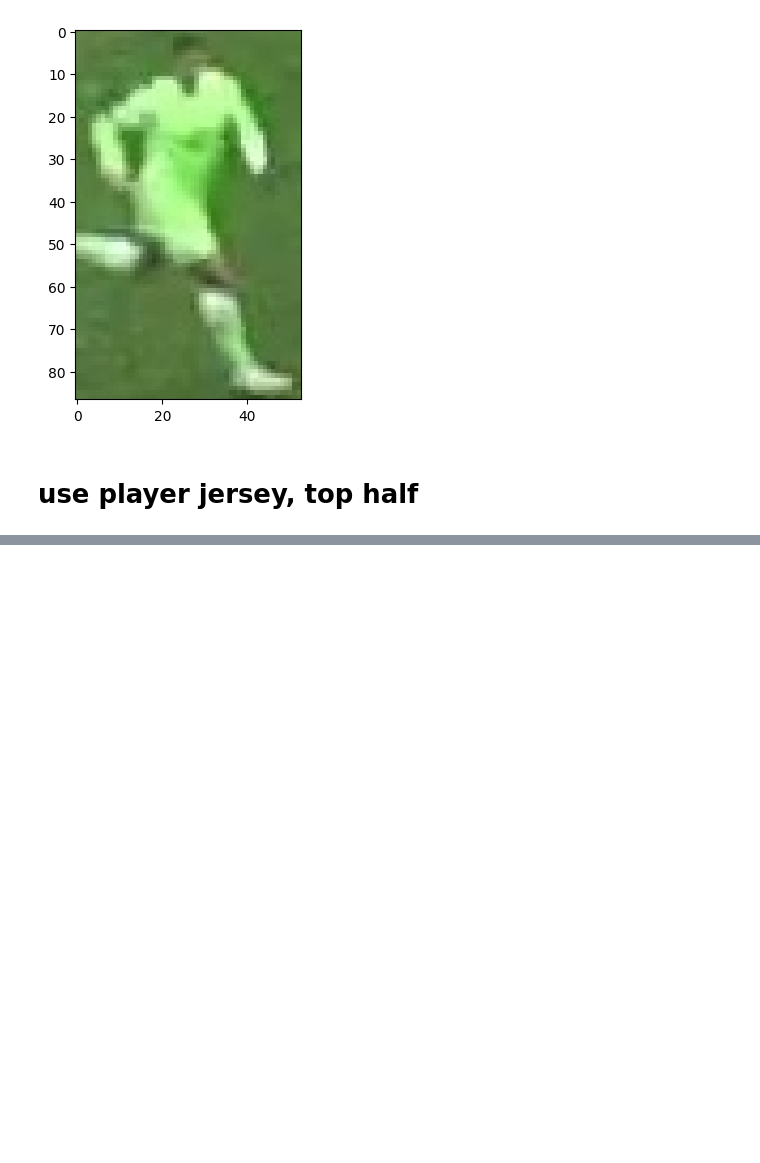
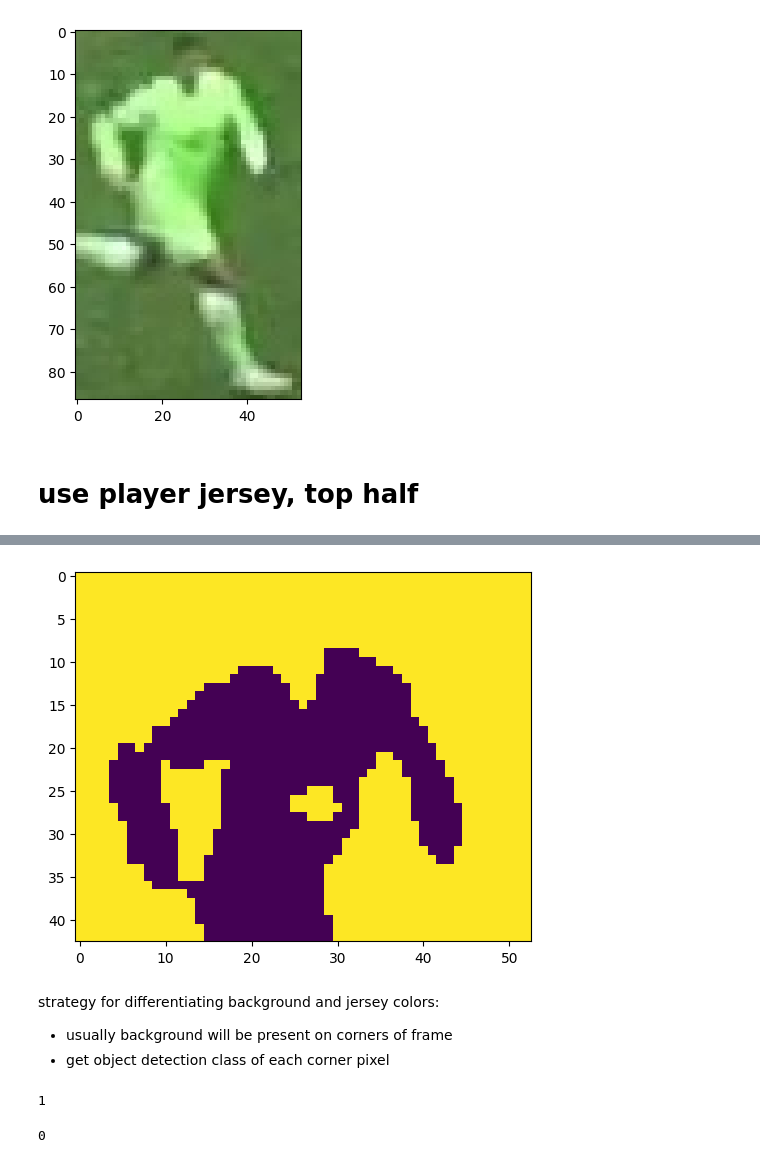
Before and after one commit to nsyed1/opencv-football, a Jupyter notebook: development_and_analysis/color_assignment.ipynb, the cells around one changed output, grey strips where cells are left out. Cells and saved outputs as stored; diff of their text form; code cells hidden in the pictures; blank space fills up the shorter version.

Commit message:
kmeans clustering on player jerseys

```diff
--- a/development_and_analysis/color_assignment.ipynb
+++ b/development_and_analysis/color_assignment.ipynb
@@ -18,0 +29,46 @@ plt.imshow()
+# %%
+# Reshape the image into 2d array (for clustering format)
+image_2d = top_half_image.reshape(-1, 3)
+
+# perform k-means clustering with 2 clusters
+kmeans = KMeans(n_clusters=2, random_state=0)
+kmeans.fit(image_2d)
+
+# get the cluster labels (for each pixel, does it belong to cluster 1 or 2)
+labels = kmeans.labels_  # underscore on labels_ to avoid conflict with sys var
+
+# reshape the labels into the original image shape
+'''
+shape attribute of Numpy array retruns a tuple representing the dimensions of the array. In this case
+image.shape[0] refers to the # OF ROWS in the image array
+image.shape[1] refers to the # OF COLUMNS in the image array
+'''
+clustered_image = labels.reshape(top_half_image.shape[0], top_half_image.shape[1])
+
+# display clustered image
+plt.imshow(clustered_image)
+plt.show()
+# %% [output]
+[figure, added]
+# %% [markdown]
+strategy for differentiating background and jersey colors:
+- usually background will be present on corners of frame
+- get object detection class of each corner pixel
+# %%
+corner_clusters = [
+    clustered_image[0,0],
+    clustered_image[0,-1],
+    clustered_image[-1,0],
+    clustered_image[-1,-1]
+]
+# get number which appeared most in the corner sampling
+non_player_cluster = max(set(corner_clusters), key=corner_clusters.count)
+print(non_player_cluster)
+# %% [output]
+1
+# %%
+# remember this is clustered into cluster 0 and cluster 1
+player_cluster = 1 - non_player_cluster
+print(player_cluster)
+# %% [output]
+0
```
Also changed, not shown: parts of 5 cells of this notebook.
